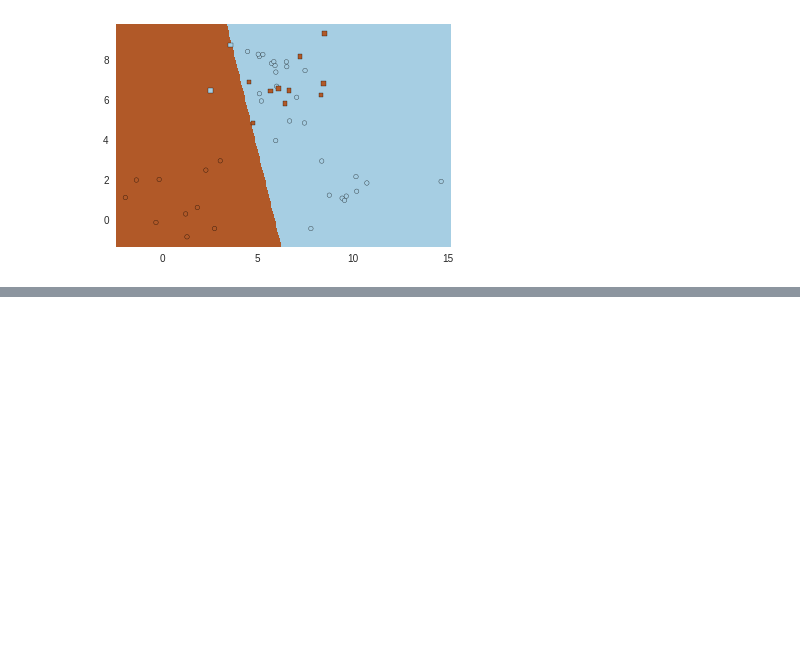
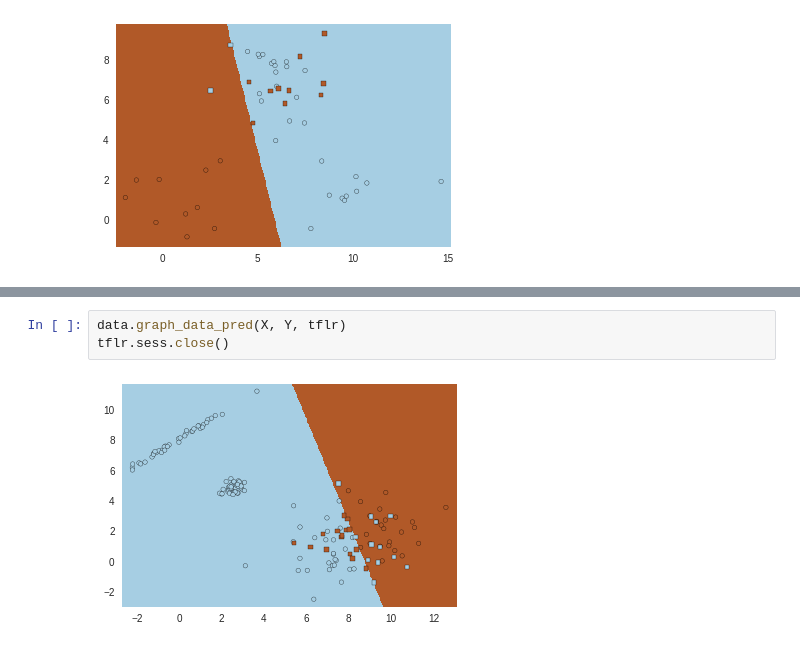
Before and after one commit to nmiculinic/du-fer, a Jupyter notebook: Lab1.ipynb, the cells around one changed output, grey strips where cells are left out. Saved outputs shown, nothing was run; the diff lists cells and outputs as text; blank space fills up the shorter version.

```diff
--- a/Lab1.ipynb
+++ b/Lab1.ipynb
@@ -43,0 +61,5 @@ avg / total       0.78      0.76      0.74        50
+# %%
+data.graph_data_pred(X, Y, tflr)
+tflr.sess.close()
+# %% [output]
+[figure, added]
```
Also changed, not shown: parts of 19 cells of this notebook, 38 other files.
